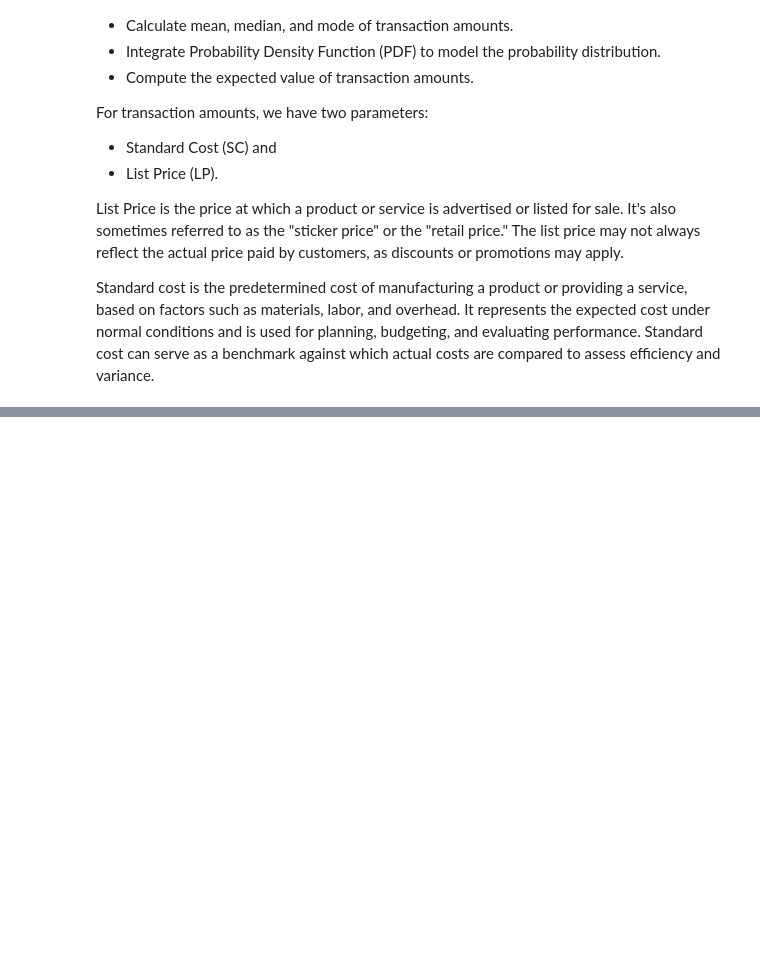
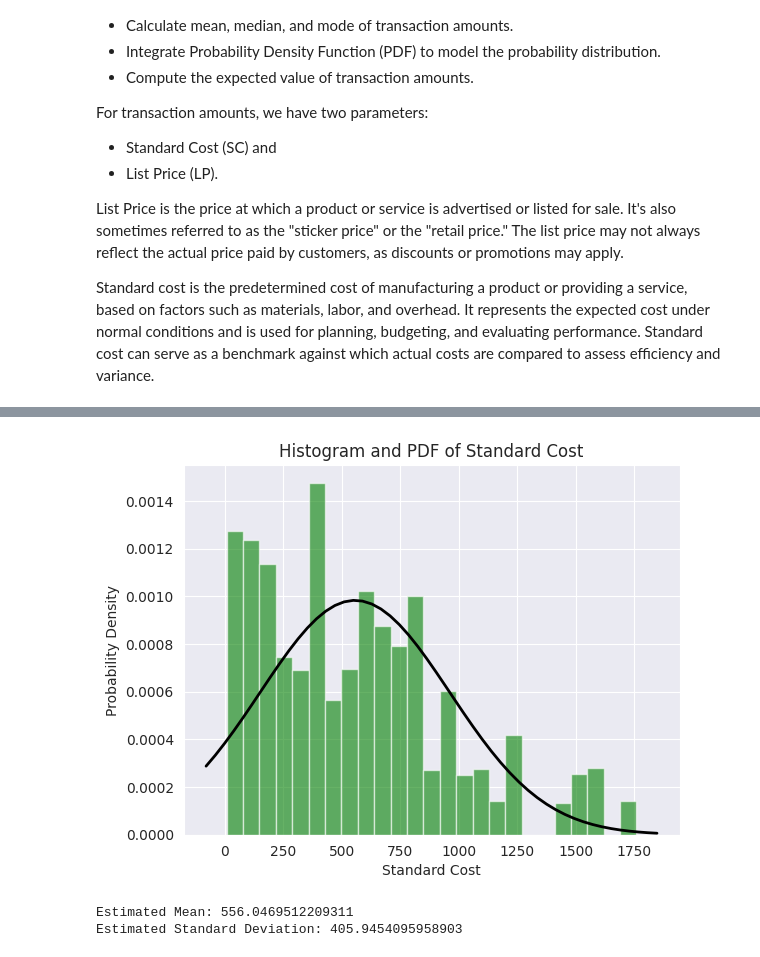
Before and after one commit to Kamal578/STDA_Project_0, a Jupyter notebook: project.ipynb, the cells around one changed output, grey strips where cells are left out. Saved outputs shown, nothing was run; the diff lists cells and outputs as text; code cells hidden in the pictures; blank space fills up the shorter version.

Commit message:
preprocessing and PDF for list_price

```diff
--- a/project.ipynb
+++ b/project.ipynb
@@ -39,0 +44,12 @@ df_addresses = pd.read_csv('data/customer_addresses.csv')
+# %%
+# Convert 'transaction_date' to datetime
+df.head()
+df.head()
+df.head()
+df['transaction_date'] = pd.to_datetime(df['transaction_date'], dayfirst=True)
+
+# Convert 'list_price' and 'standard_cost' to float
+df['list_price'] = df['list_price'].replace('[\$,]', '', regex=True).astype(float)
+df['standard_cost'] = df['standard_cost'].replace('[\$,]', '', regex=True).astype(float)
+
+df.head()
@@ -39,0 +81,3 @@ df_addresses = pd.read_csv('data/customer_addresses.csv')
+# %%
+# Drop null values of 'standard_cost'
+df.dropna(subset=['standard_cost'], inplace=True)
@@ -39,0 +91,5 @@ df_addresses = pd.read_csv('data/customer_addresses.csv')
+# %%
+# Drop rows with negative or zero values in 'standard_cost' and 'list_price'
+df = df[df['standard_cost'].astype(float) > 0]
+df = df[df['list_price'].astype(float) > 0]
+print(f'New shape of the dataset: {df.shape}')
@@ -75,0 +134,25 @@ Mean: 556.0469512209312, Median: 507.58, Mode: 388.92
+# %%
+df.dropna(subset=['list_price', 'standard_cost'], inplace=True)
+# Fit Gaussian distribution to 'standard_cost' column
+mu, std = norm.fit(df['standard_cost'])
+
+# Plot histogram of the data
+plt.hist(df['standard_cost'], bins=25, density=True, alpha=0.6, color='g')
+
+# Plot PDF of the fitted Gaussian distribution
+xmin, xmax = plt.xlim()
+x = np.linspace(xmin, xmax, 50)
+p = norm.pdf(x, mu, std)
+plt.plot(x, p, 'k', linewidth=2)
+
+plt.xlabel('Standard Cost')
+plt.ylabel('Probability Density')
+plt.title('Histogram and PDF of Standard Cost')
+plt.show()
+
+print("Estimated Mean:", mu)
+print("Estimated Standard Deviation:", std)
+# %% [output]
+[figure, added]
+Estimated Mean: 556.0469512209311
+Estimated Standard Deviation: 405.9454095958903
```
Also changed, not shown: parts of 8 cells of this notebook, 1 other file.
